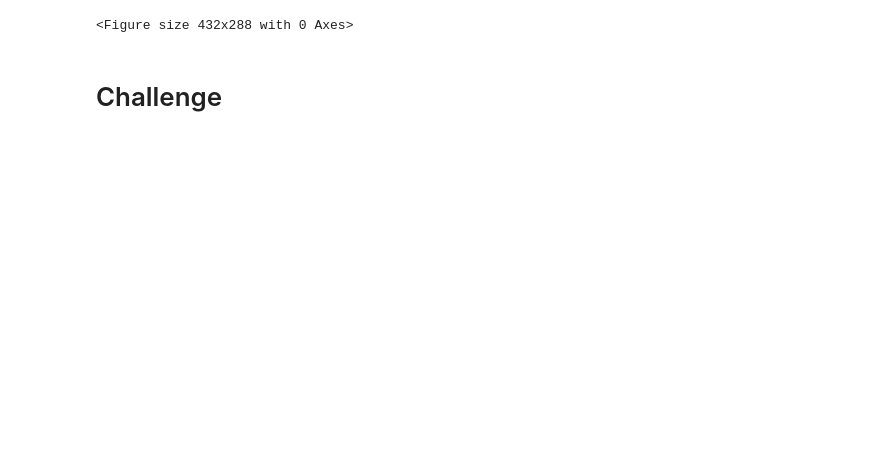
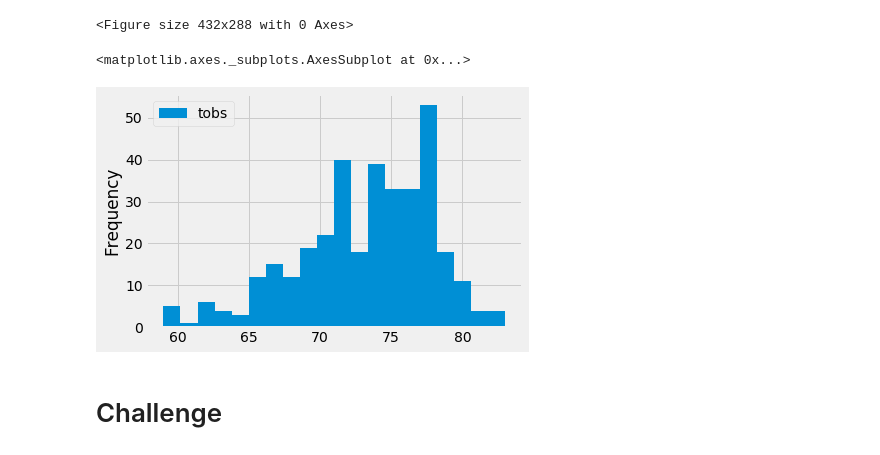
Before and after one commit to pbryzek/surfs_up, a Jupyter notebook: module/climate_analysis.ipynb, the cells around one changed output. Drawn from its saved outputs; the diff is of its cells as text; code cells hidden in the pictures; blank space fills up the shorter version.

```diff
--- a/module/climate_analysis.ipynb
+++ b/module/climate_analysis.ipynb
@@ -195,6 +200,11 @@ df.plot.hist(bins=12)
 plt.tight_layout()
 # %% [output]
 <Figure size 432x288 with 0 Axes>
+# %%
+df.plot.hist(bins=20)
+# %% [output]
+<matplotlib.axes._subplots.AxesSubplot at 0x...>
+[figure, added]
 # %%
 # Using the station id from the previous query, calculate the lowest temperature recorded,
 # highest temperature recorded, and average temperature most active station?
```
Also changed, not shown: parts of 1 cell of this notebook, 1 other file.
